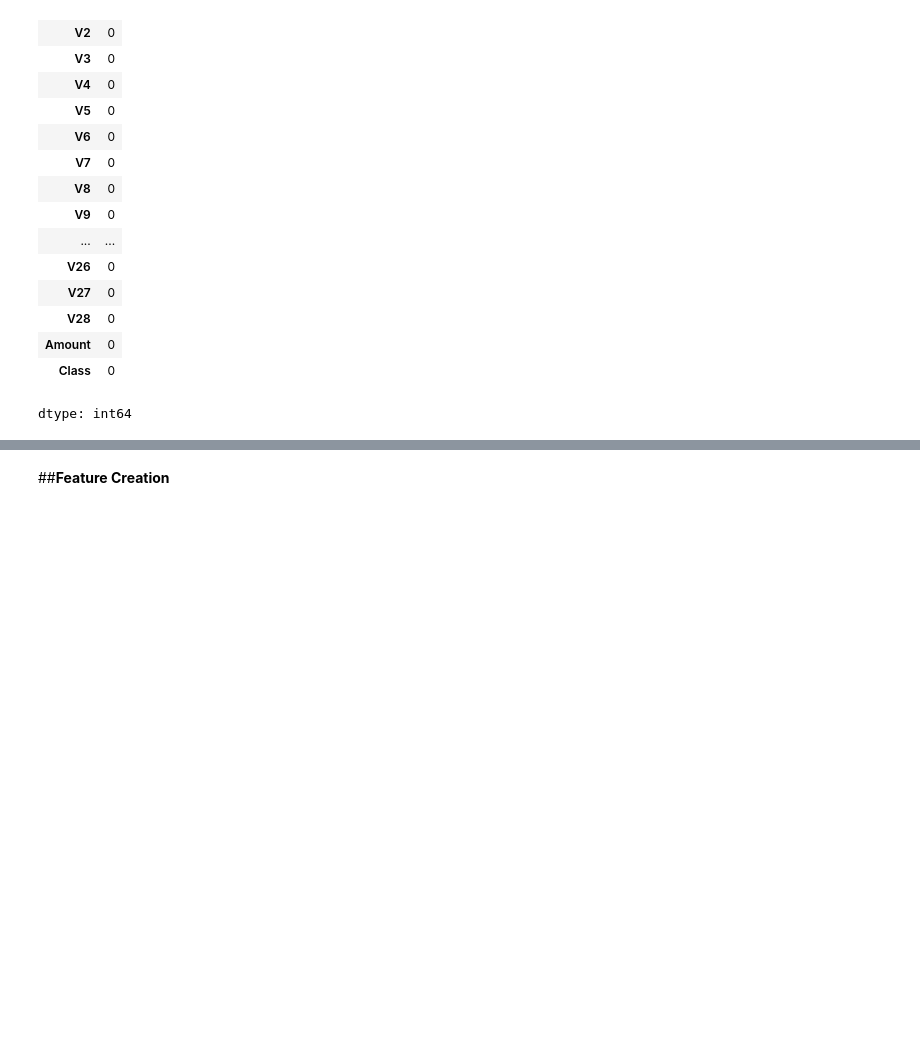
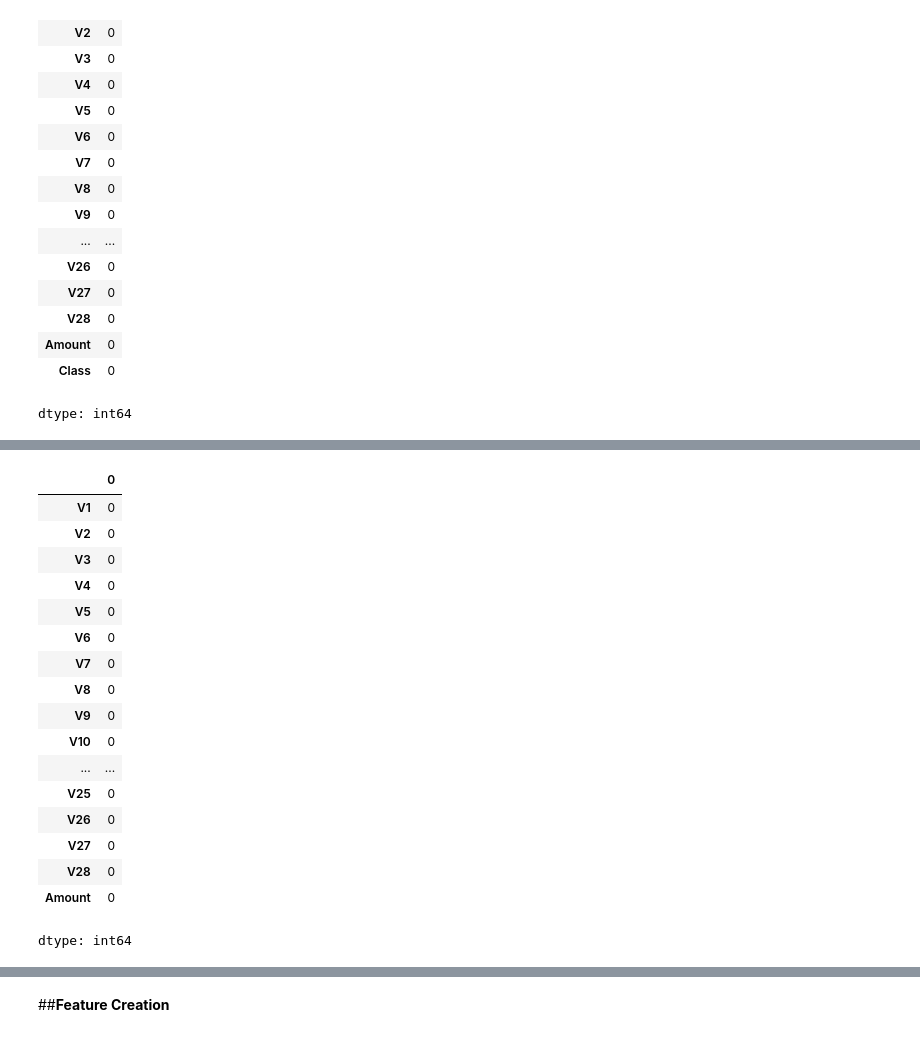
Before and after one commit to Naseem-Ananzeh/Ml2_Final_Project, a Jupyter notebook: ML2_Credit_Card.ipynb, the cells around one changed output, grey strips where cells are left out. Cells and saved outputs as stored; diff of their text form; code cells hidden in the pictures; blank space fills up the shorter version.

```diff
--- a/ML2_Credit_Card.ipynb
+++ b/ML2_Credit_Card.ipynb
@@ -96,0 +139,21 @@ x[["Amount"]] = scaler.fit_transform(x[['Amount']])
+# %%
+x_balanced.isnull().sum()
+# %% [output]
+|  | 0 |
+| V1 | 0 |
+| V2 | 0 |
+| V3 | 0 |
+| V4 | 0 |
+| V5 | 0 |
+| V6 | 0 |
+| V7 | 0 |
+| V8 | 0 |
+| V9 | 0 |
+| V10 | 0 |
+| ... | ... |
+| V25 | 0 |
+| V26 | 0 |
+| V27 | 0 |
+| V28 | 0 |
+| Amount | 0 |
+dtype: int64
```
Also changed, not shown: parts of 30 cells of this notebook.
